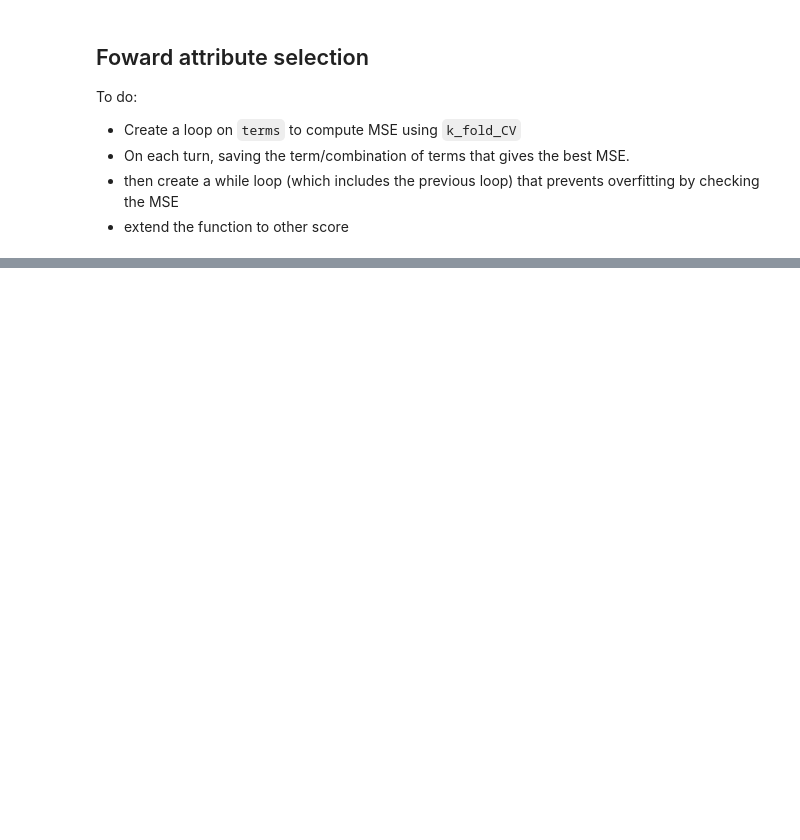
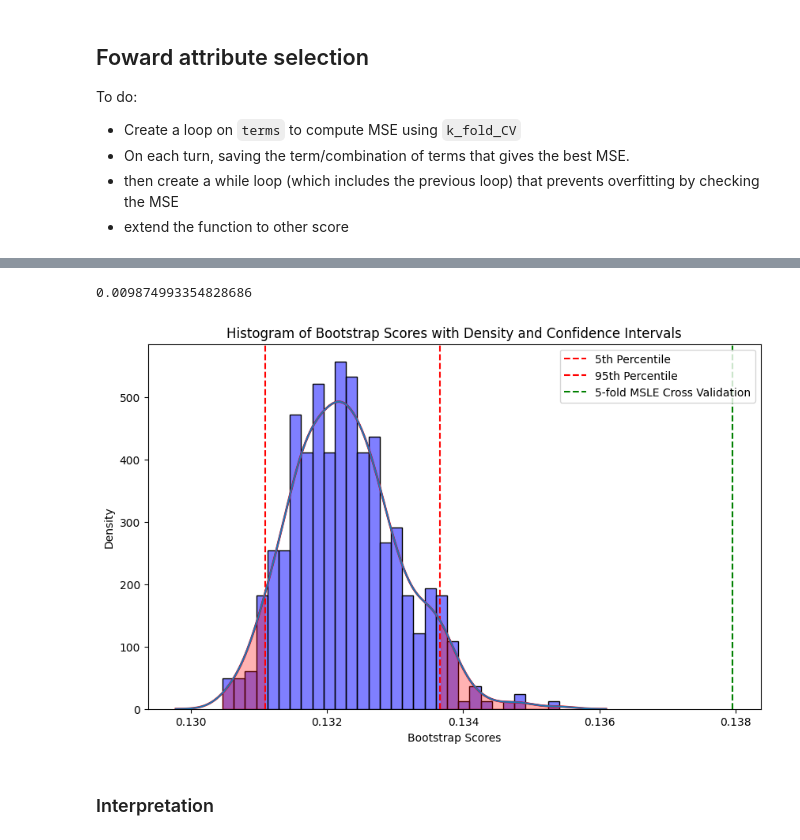
Before and after one commit to Dorianhgn/ML_FRI_Dorian, a Jupyter notebook: Week2/Assignment2_DH.ipynb, the cells around one changed output, grey strips where cells are left out. Saved outputs shown, nothing was run; the diff lists cells and outputs as text; code cells hidden in the pictures; blank space fills up the shorter version.

Commit message:
Quasiment fini mais pb quand meme sur le bootstrap

```diff
--- a/Week2/Assignment2_DH.ipynb
+++ b/Week2/Assignment2_DH.ipynb
@@ -160,10 +165,10 @@ X.info
 Now that the preprocessing is done, having a X and y clean, let's implements the assigmenet methods.
 # %%
 # Function to check if the method given to compute the score  exists:
-score_methods_array = ['RMSE', ]
+score_methods_array = ['RMSE', 'R2', 'MAE', 'MAPE', 'MSLE']
 
-def method_error(score_used):
-    return 0
+def method_score_raise_error(score_method_used):
+    raise ValueError(f"Score {score_method_used} is not supported or does not exist. Choose your scores between {', '.join(score_methods_array)}.")
 # %% [markdown]
 ## Cross Validation and leave-one-out method
 ### Cross Validation
@@ -364,5 +413,5 @@ def foward_attribute_selection(X, y, k=5, score_used='MSE'):
 # %%
 warnings.filterwarnings("ignore") # disabling warnings for a clearer view
-foward_attribute_selection(X=X,y=y)
+selection = foward_attribute_selection(X=X,y=y, score_method_used='MSLE', eps=1e-4, best_global_terms=np.array(['PctIlleg', 'FemalePctDiv']))
 warnings.filterwarnings("default")
 # %% [output]
@@ -386,0 +538,13 @@ KeyboardInterrupt:
+# %%
+bootstrap_score_MSLE = get_score_tab_bootstrap(X=X, y=y, terms=selection[0], k=10, num_bootstrap=500, score_method_used='RMSE', tqdm_disable='')
+# %%
+# Compute the 5th and 95th percentile thresholds
+lower_bound = np.percentile(bootstrap_score_MSLE, 5)
+upper_bound = np.percentile(bootstrap_score_MSLE, 95)
+
+# Compute the performance score of my model with cross validation:
+MSLE_model = k_fold_CV(X, y, terms=selection[0], k=10, score_method_used='RMSE', tqdm_disable='')
+# %%
+MSLE_model
+# %% [output]
+0.009874993354828686
@@ -386,0 +564,37 @@ KeyboardInterrupt:
+# %%
+# Made this plot with chatGPT
+
+# Créer une figure
+plt.figure(figsize=(10, 6))
+
+# Tracer l'histogramme avec seaborn
+sns.histplot(bootstrap_score_MSLE, bins=30, kde=True, stat='density', color='blue', alpha=0.5)
+
+# Ajouter des lignes verticales pour les percentiles
+plt.axvline(lower_bound, color='red', linestyle='--', label='5th Percentile')
+plt.axvline(upper_bound, color='red', linestyle='--', label='95th Percentile')
+plt.axvline(MSLE_model, color='green', linestyle='--', label='5-fold MSLE Cross Validation')
+
+# Tracer la courbe de densité
+sns.kdeplot(bootstrap_score_MSLE, color='red', lw=2)
+
+# Remplir la zone sous la courbe de densité en dessous du 5e percentile
+x_vals = np.linspace(min(bootstrap_score_MSLE), max(bootstrap_score_MSLE), 1000)
+density = sns.kdeplot(bootstrap_score_MSLE).get_lines()[0].get_data()
+plt.fill_between(density[0], density[1], where=(density[0] <= lower_bound), color='red', alpha=0.3)
+
+# Remplir la zone sous la courbe de densité au-dessus du 95e percentile
+plt.fill_between(density[0], density[1], where=(density[0] >= upper_bound), color='red', alpha=0.3)
+
+# Ajouter les labels et la légende
+plt.title('Histogram of Bootstrap Scores with Density and Confidence Intervals')
+plt.xlabel('Bootstrap Scores')
+plt.ylabel('Density')
+plt.legend()
+
+# Afficher le graphique
+plt.show()
+# %% [output]
+[figure, added]
+# %% [markdown]
+### Interpretation
```
Also changed, not shown: parts of 17 cells of this notebook, 1 other file.
